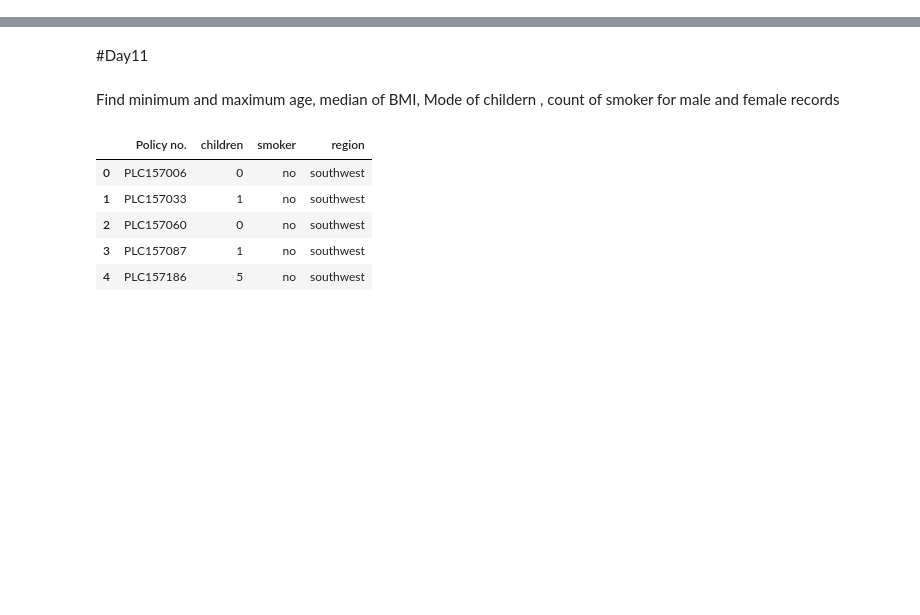
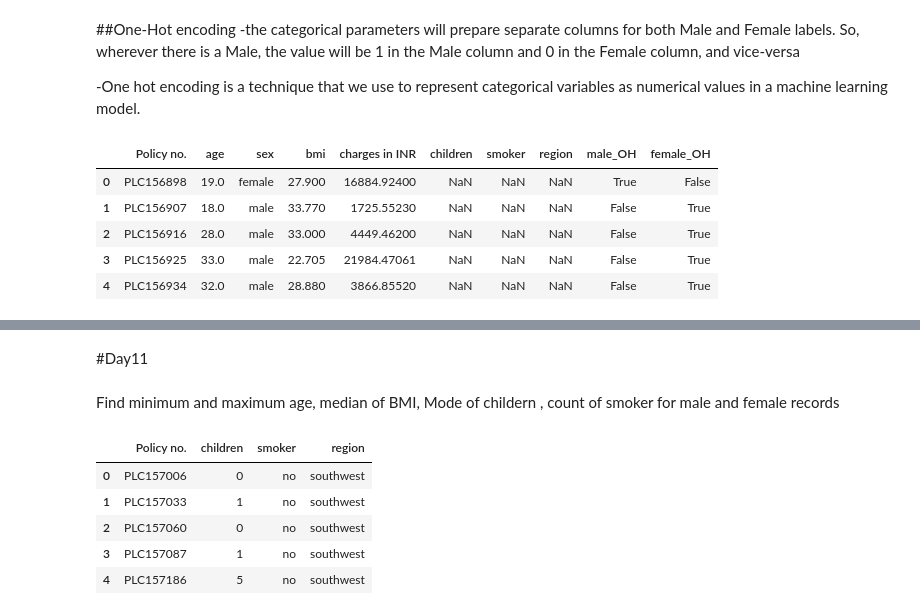
Before and after one commit to ShravanJadhav/DataScience_Practice, a Jupyter notebook: DataScience_Python.ipynb, the cells around one changed output, grey strips where cells are left out. Saved outputs shown, nothing was run; the diff lists cells and outputs as text; code cells hidden in the pictures; blank space fills up the shorter version.

```diff
--- a/DataScience_Python.ipynb
+++ b/DataScience_Python.ipynb
@@ -0,0 +8,3 @@
+# %%
+df1 = pd.read_excel('/content/dataset 2.xlsx')
+df1.head()
@@ -0,0 +27,20 @@
+# %%
+df_merge = pd.concat([df,df1])
+# %% [markdown]
+##One-Hot encoding
+-the categorical parameters will prepare separate columns for both Male and Female labels. So, wherever there is a Male, the value will be 1 in the Male column and 0 in the Female column, and vice-versa
+
+-One hot encoding is a technique that we use to represent categorical variables as numerical values in a machine learning model.
+# %%
+OHE = pd.get_dummies(df_merge['sex'])
+# %%
+df_merge[['male_OH','female_OH']]=OHE
+# %%
+df_merge.head()
+# %% [output]
+|  | Policy no. | age | sex | bmi | charges in INR | children | smoker | region | male_OH | female_OH |
+| 0 | PLC156898 | 19.0 | female | 27.900 | 16884.92400 | NaN | NaN | NaN | True | False |
+| 1 | PLC156907 | 18.0 | male | 33.770 | 1725.55230 | NaN | NaN | NaN | False | True |
+| 2 | PLC156916 | 28.0 | male | 33.000 | 4449.46200 | NaN | NaN | NaN | False | True |
+| 3 | PLC156925 | 33.0 | male | 22.705 | 21984.47061 | NaN | NaN | NaN | False | True |
+| 4 | PLC156934 | 32.0 | male | 28.880 | 3866.85520 | NaN | NaN | NaN | False | True |
```
Also changed, not shown: parts of 7 cells of this notebook.
